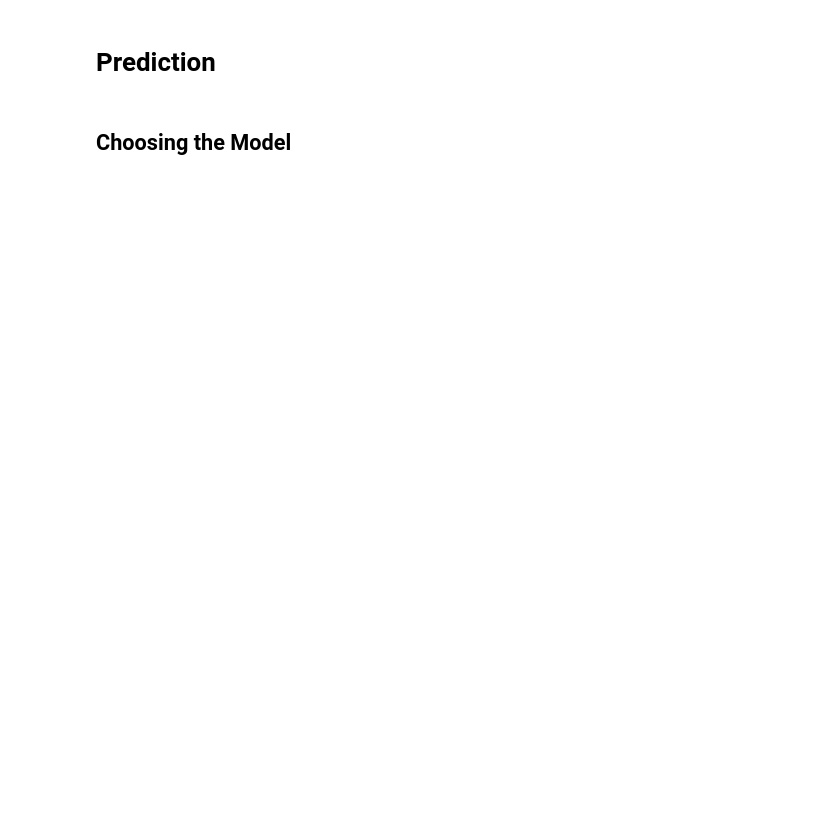
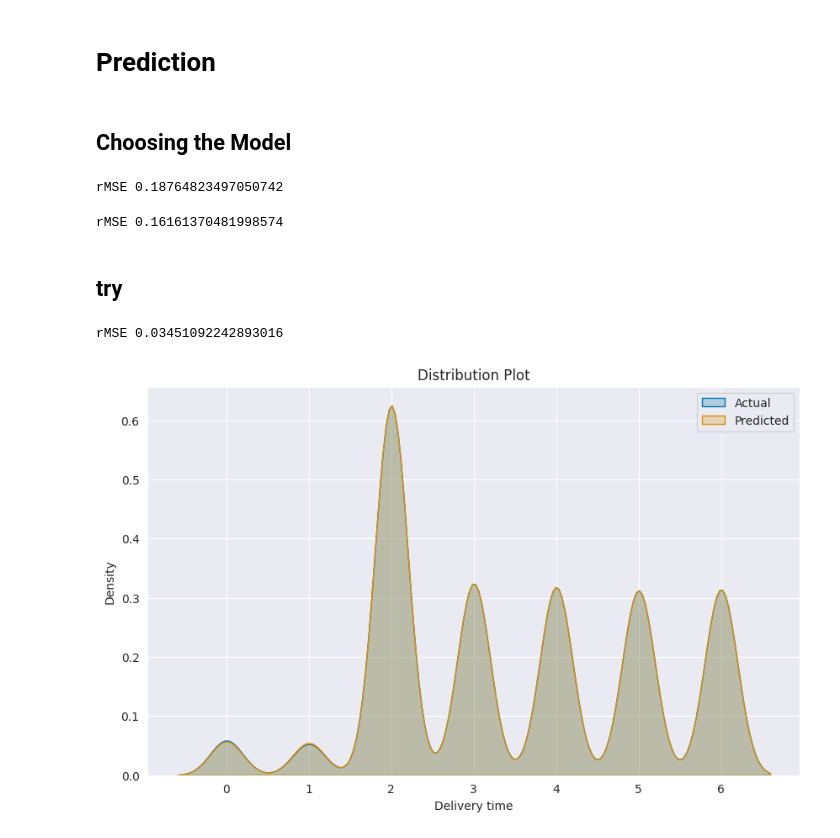
Before and after one commit to giakomorssi/Fraud-and-Delivery, a Jupyter notebook: 02_Prediction.ipynb, the cells around one changed output. Drawn from its saved outputs; the diff is of its cells as text; code cells hidden in the pictures; blank space fills up the shorter version.

```diff
--- a/02_Prediction.ipynb
+++ b/02_Prediction.ipynb
@@ -113,13 +146,6 @@ custom_order = ['Same Day', 'First Class', 'Second Class', 'Standard Class']
 le.fit(custom_order)
 X_train['Shipping Mode'] = le.fit_transform(X_train['Shipping Mode'])
 X_test['Shipping Mode'] = le.transform(X_test['Shipping Mode'])
-
-# Delivery Status
-# Define the custom order
-custom_order = ['Shipping on time', 'Advance shipping', 'Late delivery', 'Shipping canceled']
-le.fit(custom_order)
-X_train['Delivery Status'] = le.fit_transform(X_train['Delivery Status'])
-X_test['Delivery Status'] = le.transform(X_test['Delivery Status'])
 # %% [markdown]
 ## Scale the Data
 # %%
@@ -146,3 +176,50 @@ X_test.columns = X_test.columns.astype(str)
 # Prediction
 # %% [markdown]
 ## Choosing the Model
+# %%
+from sklearn.ensemble import VotingRegressor
+from sklearn.linear_model import BayesianRidge
+from sklearn.linear_model import Ridge
+
+model = VotingRegressor([('brr', BayesianRidge()), ('ridge', Ridge())], weights=[2, 1])
+
+model.fit(X_train, y_train)
+
+y_pred = model.predict(X_test)
+
+with open('/content/drive/MyDrive/University/Deloitte/models_lr/voting.pkl', 'wb') as f:
+  pickle.dump(model, f)
+
+print('rMSE', mean_squared_error(y_test, y_pred, squared=False))
+# %% [output]
+rMSE 0.18764823497050742
+# %%
+from sklearn.ensemble import StackingRegressor
+from sklearn.linear_model import LinearRegression
+from sklearn.tree import DecisionTreeRegressor
+
+model = StackingRegressor(estimators=[('brr', BayesianRidge()), ('ridge', Ridge())], final_estimator=DecisionTreeRegressor())
+
+model.fit(X_train, y_train)
+
+y_pred = model.predict(X_test)
+
+with open('/content/drive/MyDrive/University/Deloitte/models_lr/stacking.pkl', 'wb') as f:
+  pickle.dump(model, f)
+
+print('rMSE', mean_squared_error(y_test, y_pred, squared=False))
+# %% [output]
+rMSE 0.16161370481998574
+# %% [markdown]
+## try
+# %%
+import pickle
+
+with open('/content/drive/MyDrive/University/Deloitte/models_lr/stacking.pkl', 'rb') as f:
+  model = pickle.load(f)
+
+y_pred = model.predict(X_test)
+
+print('rMSE', mean_squared_error(y_test, y_pred, squared=False))
+# %% [output]
+rMSE 0.03451092242893016
@@ -148,0 +228,16 @@ X_test.columns = X_test.columns.astype(str)
+# %%
+from matplotlib import pyplot as plt
+import seaborn as sns
+
+fig, ax = plt.subplots(figsize=(10, 6))
+sns.set_palette('colorblind')
+sns.set_style('darkgrid')
+sns.kdeplot(y_test.ravel(), label='Actual', fill=True)
+sns.kdeplot(y_pred.ravel(), label='Predicted', fill=True)
+plt.xlabel('Delivery time')
+plt.ylabel('Density')
+plt.title('Distribution Plot')
+plt.legend()
+plt.show()
+# %% [output]
+[figure, added]
```
Also changed, not shown: parts of 20 cells of this notebook.
